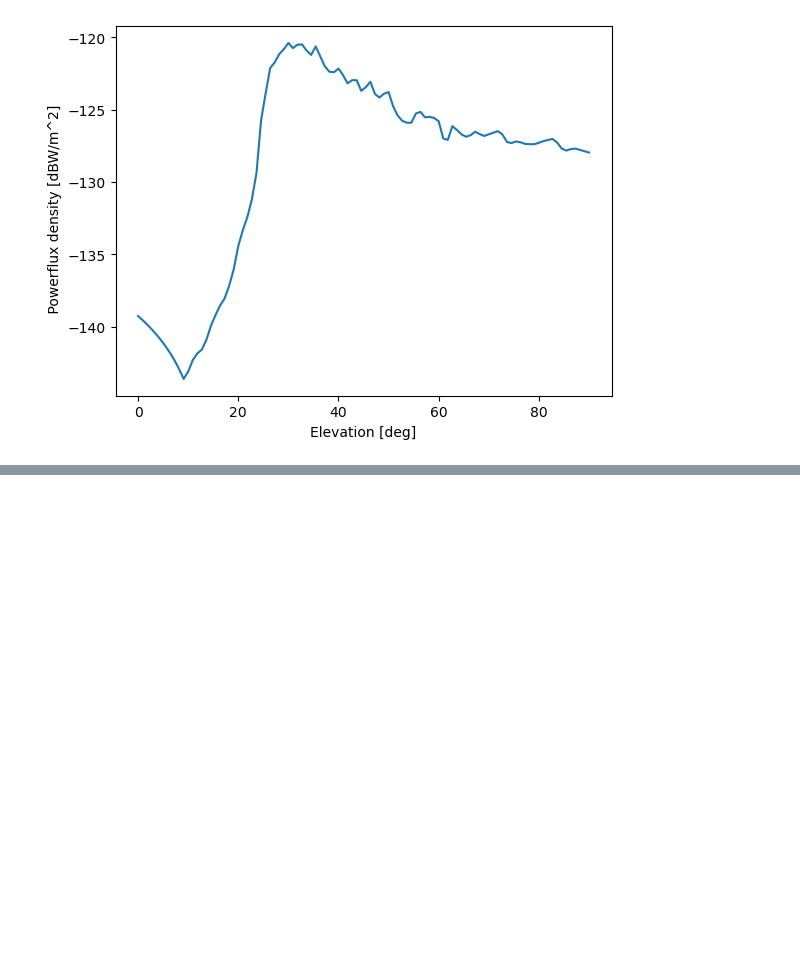
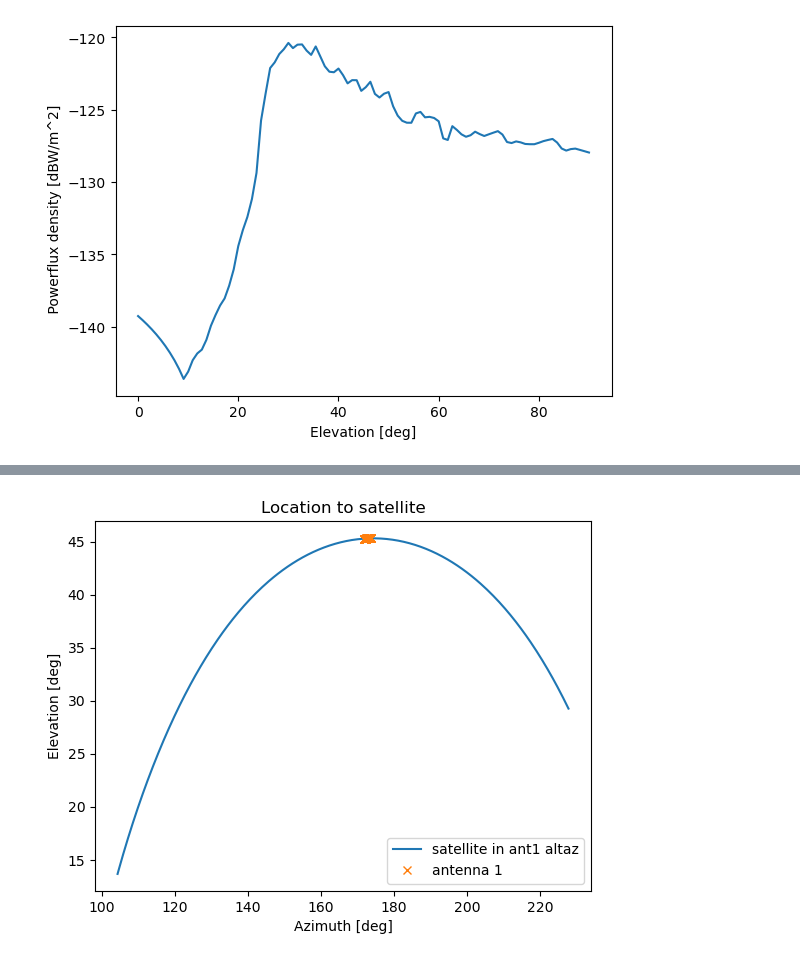
Before and after one commit to hqiu-nju/scepter, a Jupyter notebook: notebooks/fringe_simulation.ipynb, the cells around one changed output, grey strips where cells are left out. Saved outputs shown, nothing was run; the diff lists cells and outputs as text; code cells hidden in the pictures; blank space fills up the shorter version.

Commit message:
fringe notebook update

```diff
--- a/notebooks/fringe_simulation.ipynb
+++ b/notebooks/fringe_simulation.ipynb
@@ -28,2 +56,7 @@ ant2=cysgp4.PyObserver(longitude,latitude,elevation.to(u.km).value)
 # %%
-bearing_ab,rab= obs.baseline_bearing(ant1,ant2)
+bearing_ab,great_circle,baseline= obs.baseline_bearing(ant1,ant2)
+baseline=baseline*u.m
+rab=baseline*np.sin(bearing_ab)
+print("bearing_ab",bearing_ab)
+print("rab",rab)
+print("baseline",baseline)
@@ -31,7 +68,7 @@ bearing_ab,rab= obs.baseline_bearing(ant1,ant2)
 niters = 1
 pydt = cysgp4.PyDateTime() ## take current date and time
 start_times_window = 24 * u.hour
-time_range, time_resol = 100*u.s, 1*u.s  # seconds
+time_range, time_resol = 300*u.s, 1*u.s  # seconds
 epochiters=time_range/time_resol
 
 # print(start_times,td)
@@ -85,7 +122,7 @@ eta=0.7 *100*u.percent ## in percentage
 ## transmitter parameters
 sat_antenna=0.1*u.m
 ### observatory list will be passed on internally like this
-observers = np.array([ant1,ant2])
+
 rx=obs.receiver_info(dish,eta,observers,freq=10.7*u.GHz,bandwidth=2*u.GHz)
 # %%
 el_response=pd.read_csv('starlink_statistical_pfd.csv')
@@ -123,3 +171,73 @@ test.load_propagation(nparray='starlink_500.npz')
 # %%
 ### get one satellite
+
+
+mean_el=np.mean(test.topo_pos_el,axis=(0,1,2,3,4))
+print(mean_el.shape)
+mask=mean_el>20
+print(np.where(mask))
+
+nsat=np.where(mask)[0][0] ## get the first satellite above 20 degrees
+
+satA_dist=test.satf_dist[:,:,:,:,:,nsat].reshape(len(observers),-1)
+time = Time(mjds.flatten(), format='mjd')
+
+#### setting up the altaz frame for the antennas
+#### also get the 1-d arrays of the satellite location in altaz frame
+tel_az1=test.topo_pos_az[0,:,:,:,:,nsat].flatten()
+tel_el1=test.topo_pos_el[0,:,:,:,:,nsat].flatten()
+altaz1 = AltAz( obstime=time, location=loc1)
+
+tel_az2=test.topo_pos_az[1,:,:,:,:,nsat].flatten()
+tel_el2=test.topo_pos_el[1,:,:,:,:,nsat].flatten()
+altaz2 = AltAz(obstime=time, location=loc2)
+
+tel_az3=test.topo_pos_az[2,:,:,:,:,nsat].flatten()
+tel_el3=test.topo_pos_el[2,:,:,:,:,nsat].flatten()
+altaz3 = AltAz( obstime=time, location=loc3)
+### create astropy skycoord objects
+tel1_sats=SkyCoord(tel_az1,tel_el1, unit=(u.deg, u.deg),frame=altaz1)
+tel2_sats=SkyCoord(tel_az2,tel_el2, unit=(u.deg, u.deg),frame=altaz2)
+tel3_sats=SkyCoord(tel_az3,tel_el3, unit=(u.deg, u.deg),frame=altaz3)
+
+plt.plot(tel_az1,tel_el1,label='satellite in ant1 altaz')
+plt.xlabel('Azimuth [deg]')
+plt.ylabel('Elevation [deg]')
+plt.title('Location to satellite')
+
+
+
+
+
+
+
+pnt=tel1_sats[100]
+ra = pnt.icrs.ra.deg
+dec = pnt.icrs.dec.deg
+print('ideal ra dec pointing for intercept',ra,dec)
+# ra=40
+# dec=0
+skycoord_track=SkyCoord(ra,dec, unit=u.deg,frame='icrs')
+tel1_pnt=skycoord_track.transform_to(altaz1) ### get the altaz coordinates of the telescope pointing
+# print(tel1_pnt.shape)
+# tel2_pnt=skycoord_track.transform_to(altaz2)
+plt.plot(tel1_pnt.az, tel1_pnt.alt,'x',label='antenna 1')
+# plt.plot(tel2_pnt.az, tel2_pnt.alt,'x',label='antenna 1')
+
+plt.legend()
+plt.show()
+plt.close()
+offbeam=tel1_pnt.separation(tel1_sats)
+offbeam[:np.argmin(offbeam)]*=-1
+plt.plot(mjds.flatten(),offbeam)
+plt.xlabel('Time [MJD]')
+plt.ylabel('Angle from phase centre [deg]')
+plt.title('Angle from phase centre')
+plt.show()
+fringe_attenuation=obs.fringe_attenuation(baseline=rab,theta=offbeam,bandwidth=2000*u.MHz)
+plt.plot(offbeam, (np.abs(fringe_attenuation)))
+plt.xlabel('Angle from phase centre [deg]/time')
+plt.ylabel('Fringe attenuation [dB]')
+plt.title('Fringe attenuation')
+plt.show()
 # %% [output]
@@ -126,0 +247 @@ test.load_propagation(nparray='starlink_500.npz')
+[figure, added]
```
Also changed, not shown: parts of 12 cells of this notebook, 3 other files.
